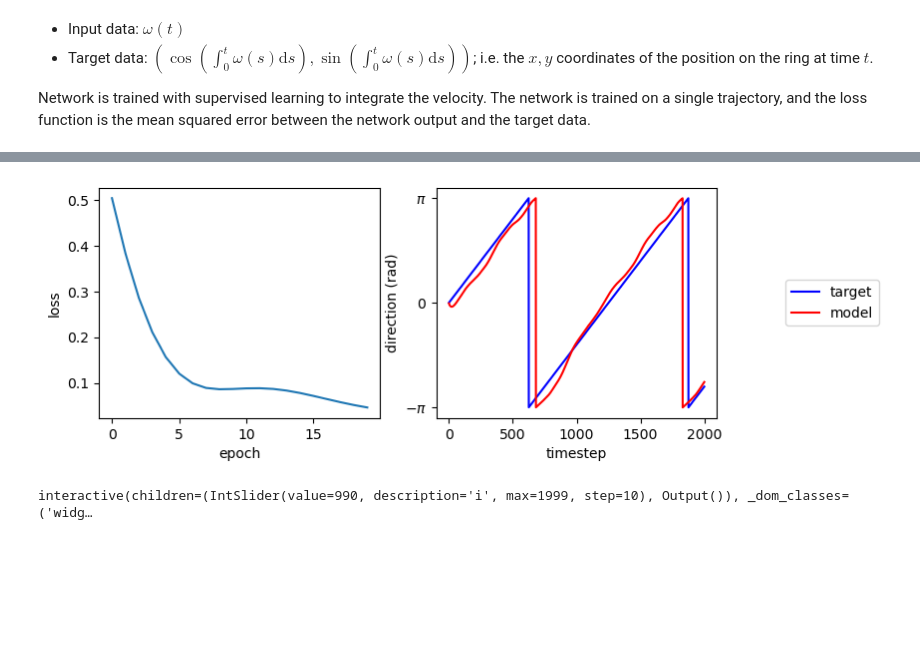
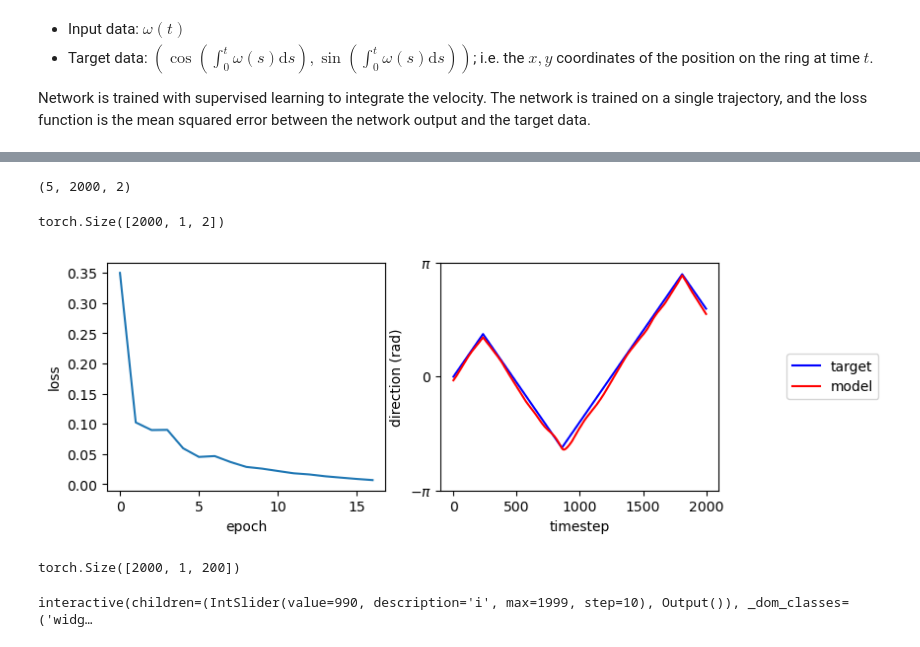
Before and after one commit to alexnegron/modular-dynamics, a Jupyter notebook: notebooks/modular_dynamics_rnn_independent_velocities_experiments.ipynb, the cells around one changed output, grey strips where cells are left out. Saved outputs shown, nothing was run; the diff lists cells and outputs as text; code cells hidden in the pictures; blank space fills up the shorter version.

```diff
--- a/notebooks/modular_dynamics_rnn_independent_velocities_experiments.ipynb
+++ b/notebooks/modular_dynamics_rnn_independent_velocities_experiments.ipynb
@@ -16,5 +18,6 @@ Intel MKL WARNING: Support of Intel(R) Streaming SIMD Extensions 4.2 (Intel(R) S
 # %%
 torch.set_default_tensor_type(torch.DoubleTensor)
-device = 'cuda' if torch.cuda.is_available() else 'cpu'
+# device = 'cuda' if torch.cuda.is_available() else 'cpu'
+device = 'mps' if torch.has_mps else 'cpu'
 print(device)
 # %% [output]
@@ -130,11 +150,12 @@ Network is trained with supervised learning to integrate the velocity. The netwo
 # training data generation
 from tasks.independent_integration_task import generate_dataset
 
-num_samples = 1
+num_samples = 5
 num_trajectories = 1
 num_timesteps = 2000
-num_flips = 5
-omega_process = 'constant'
+num_flips = 3
+# omega_process = 'constant'
+omega_process = 'binary'
 omega_value = 0.5
 dt = .01
 
@@ -186,16 +211,19 @@ print(targets.shape)
 # initialize the network
 
 torch.set_default_tensor_type(torch.DoubleTensor)
-device = 'cuda' if torch.cuda.is_available() else 'cpu'
+# torch.set_default_tensor_type(torch.FloatTensor)
+# device = 'mps' if torch.backends.mps.is_built() else 'cpu'
 print(f'device = {device}')
 
 input_size = inputs.shape[2]
 output_size = targets.shape[2]
+nNeurons=100
+
 
 net = ModRNN(input_size,
              output_size,
              device=device,
-             nNeurons=100,
+             nNeurons=nNeurons,
              nBumps=1,
              length=30,
              gNoiseMag=None,
@@ -217,11 +245,10 @@ criterion = torch.nn.MSELoss()
 learning_rate = 5e-3
 optimizer = torch.optim.Adam(net.parameters(), lr=learning_rate, weight_decay=1e-6)
 num_epochs = 200
-# clip_value = 2 # Define the gradient clip value
+clip_value = 2 # Define the gradient clip value
 
 losses = []
 perfs = []
-nNeurons=100
 hidden_activity = torch.zeros((num_epochs, num_samples, num_timesteps, 2*nNeurons)) # store hidden activity
 
 for epoch in range(num_epochs):
@@ -245,7 +272,7 @@ for epoch in range(num_epochs):
         loss.backward()
 
         # Gradient Clipping step after backpropagation and before optimization step
-        # torch.nn.utils.clip_grad_value_(net.parameters(), clip_value)
+        torch.nn.utils.clip_grad_value_(net.parameters(), clip_value)
 
         optimizer.step()
         running_loss += loss.item()
@@ -281,25 +291,37 @@ KeyboardInterrupt:
+# %%
+targets.shape
+# %% [output]
+(5, 2000, 2)
+# %%
+outputs.shape
+# %% [output]
+torch.Size([2000, 1, 2])
 # %%
 fig, ax = plt.subplots(1, 2, figsize=(8, 3))
 targets_to_plot = targets[0, :, :]
 x = torch.Tensor(inputs[0, :, :]).unsqueeze(1)
 
 # forward pass
-outputs, _ = net(x)
+outputs, acts = net(x)
 output_arr = outputs.detach().cpu().numpy()
 
 ax[0].plot(losses)
 ax[0].set_xlabel('epoch')
 ax[0].set_ylabel('loss') # set y label
 
 ax[1].plot(range(targets.shape[1]), np.arctan2(targets[0, :, 1], targets[0, :, 0]), label='target', color='blue')
 ax[1].plot(range(targets.shape[1]), np.arctan2(output_arr.squeeze(1)[:, 1], output_arr.squeeze(1)[:, 0]), label='model', color='red')
 ax[1].set_xlabel('timestep') # set x label
 ax[1].set_ylabel('direction (rad)') # set y label
 ax[1].set_yticks(np.linspace(-np.pi, np.pi, 3), [r'$-\pi$', r'$0$', r'$\pi$'])
 ax[1].legend(loc='center right', bbox_to_anchor=(1.6, 0.5))
 plt.show()
 # %% [output]
-[figure, old version]
+[figure, new version]
+# %%
+acts.shape
+# %% [output]
+torch.Size([2000, 1, 200])
 # %%
 import numpy as np
 import matplotlib.pyplot as plt
```
Also changed, not shown: parts of 22 cells of this notebook, 2 other files.
